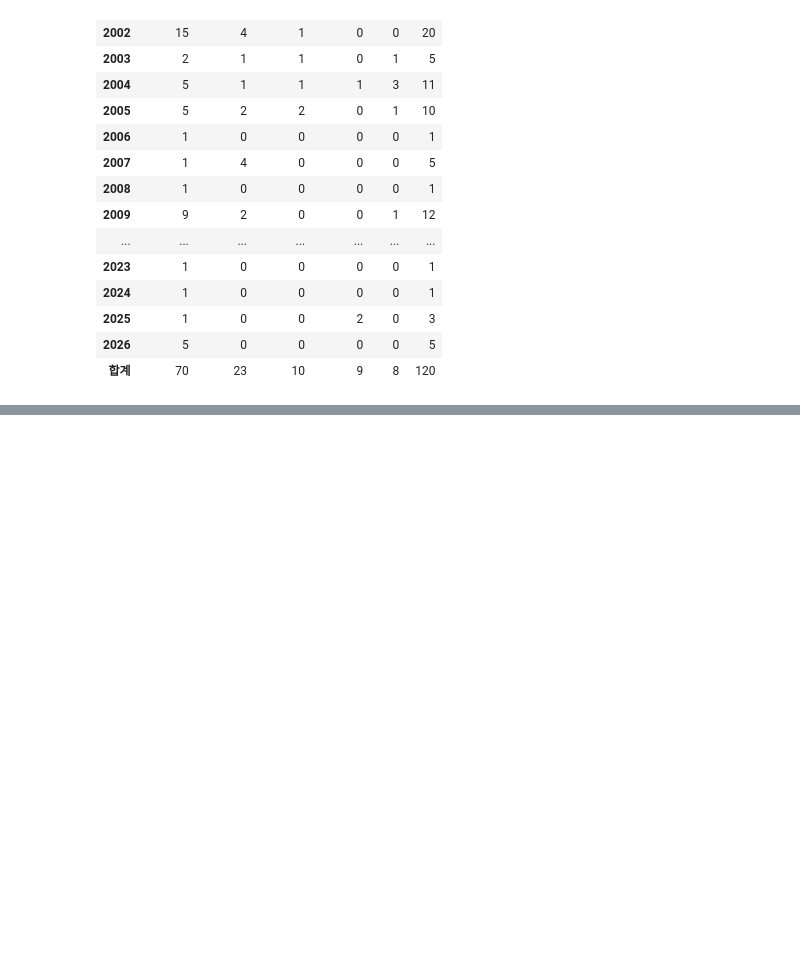
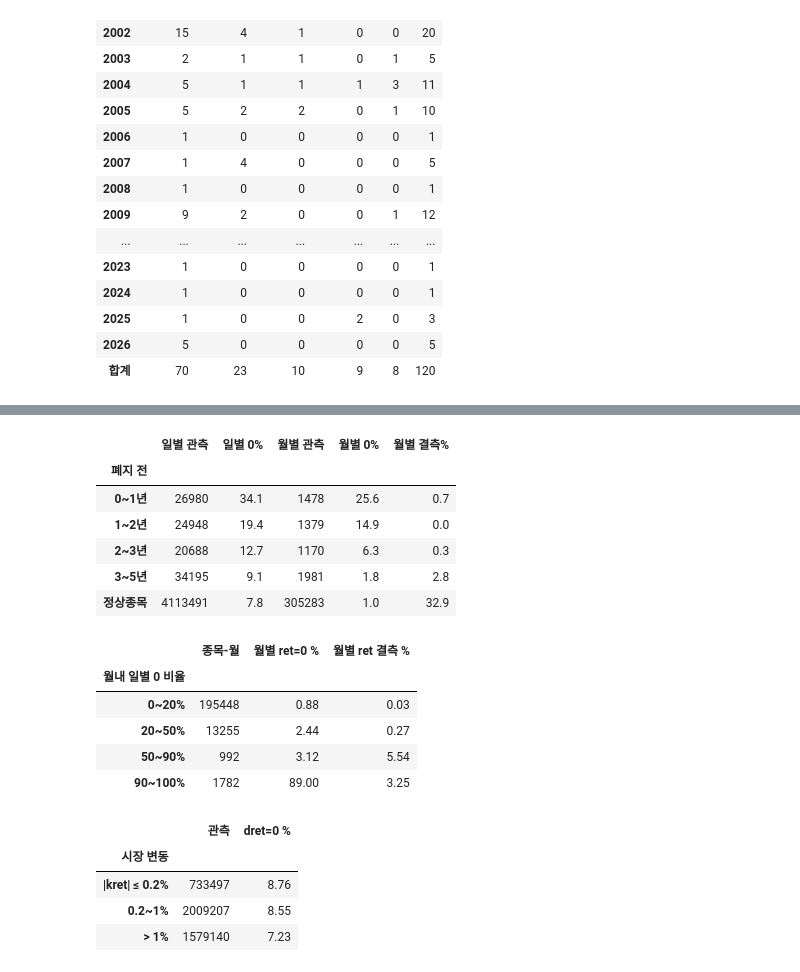
Before and after one commit to Seanjeon0220/project, a Jupyter notebook: quant/fVoL/kospi/delisted.ipynb, the cells around one changed output, grey strips where cells are left out. Cells and saved outputs as stored; diff of their text form; code cells hidden in the pictures; blank space fills up the shorter version.

```diff
--- a/quant/fVoL/kospi/delisted.ipynb
+++ b/quant/fVoL/kospi/delisted.ipynb
@@ -335,0 +160,75 @@ display(byyr)
+# %%
+# D1
+
+dr = pd.read_parquet('daily_returns.parquet')
+px = pd.read_parquet('prices.parquet')
+dc = pd.read_parquet('delisted_cat.parquet')
+mk = pd.read_parquet('market.parquet')
+for df in (dr, px, mk):
+    df['date'] = pd.to_datetime(df['date'])
+dc['del_date'] = pd.to_datetime(dc['del_date'])
+dr['ym'] = pd.PeriodIndex(dr['date'], freq='M')
+px['ym'] = pd.PeriodIndex(px['date'], freq='M')
+bad = dc[(dc['is_bad'] == 1) & (dc['excl'] == 0)][['code', 'del_date']]
+
+xa = dr.merge(bad, on='code'); xa['d2d'] = (xa['del_date'] - xa['date']).dt.days
+xb = px.merge(bad, on='code'); xb['d2d'] = (xb['del_date'] - xb['date']).dt.days
+rows = []
+for lo, hi, lab in [(0, 365, '0~1년'), (365, 730, '1~2년'),
+                    (730, 1095, '2~3년'), (1095, 1825, '3~5년')]:
+    a = xa[(xa['d2d'] >= lo) & (xa['d2d'] < hi)]
+    b = xb[(xb['d2d'] >= lo) & (xb['d2d'] < hi)]
+    rows.append({'폐지 전': lab,
+                 '일별 관측': len(a), '일별 0%': round((a['dret'] == 0).mean() * 100, 1),
+                 '월별 관측': len(b), '월별 0%': round((b['ret'] == 0).mean() * 100, 1),
+                 '월별 결측%': round(b['ret'].isna().mean() * 100, 1)})
+norm = dr[~dr['code'].isin(set(bad['code']))]
+normp = px[~px['code'].isin(set(bad['code']))]
+rows.append({'폐지 전': '정상종목',
+             '일별 관측': len(norm), '일별 0%': round((norm['dret'] == 0).mean() * 100, 1),
+             '월별 관측': len(normp), '월별 0%': round((normp['ret'] == 0).mean() * 100, 1),
+             '월별 결측%': round(normp['ret'].isna().mean() * 100, 1)})
+d1a = pd.DataFrame(rows).set_index('폐지 전')
+display(d1a)
+
+zf = (dr.groupby(['code', 'ym'])['dret']
+      .apply(lambda s: (s == 0).mean()).rename('zfrac').reset_index())
+mm = px[['code', 'ym', 'ret']].merge(zf, on=['code', 'ym'], how='inner')
+rows = []
+for lo, hi, lab in [(0, .2, '0~20%'), (.2, .5, '20~50%'),
+                    (.5, .9, '50~90%'), (.9, 1.01, '90~100%')]:
+    s = mm[(mm['zfrac'] >= lo) & (mm['zfrac'] < hi)]
+    rows.append({'월내 일별 0 비율': lab, '종목-월': len(s),
+                 '월별 ret=0 %': round((s['ret'] == 0).mean() * 100, 2),
+                 '월별 ret 결측 %': round(s['ret'].isna().mean() * 100, 2)})
+d1b = pd.DataFrame(rows).set_index('월내 일별 0 비율')
+display(d1b)
+
+kk = mk.set_index('date')['kret']
+dr2 = dr.assign(kret=dr['date'].map(kk)).dropna(subset=['kret'])
+rows = []
+for lo, hi, lab in [(0, .2, '|kret| ≤ 0.2%'), (.2, 1.0, '0.2~1%'), (1.0, 99, '> 1%')]:
+    s = dr2[(dr2['kret'].abs() >= lo) & (dr2['kret'].abs() < hi)]
+    rows.append({'시장 변동': lab, '관측': len(s),
+                 'dret=0 %': round((s['dret'] == 0).mean() * 100, 2)})
+d1c = pd.DataFrame(rows).set_index('시장 변동')
+display(d1c)
+# %% [output]
+|  | 일별 관측 | 일별 0% | 월별 관측 | 월별 0% | 월별 결측% |
+| 폐지 전 |  |  |  |  |  |
+| 0~1년 | 26980 | 34.1 | 1478 | 25.6 | 0.7 |
+| 1~2년 | 24948 | 19.4 | 1379 | 14.9 | 0.0 |
+| 2~3년 | 20688 | 12.7 | 1170 | 6.3 | 0.3 |
+| 3~5년 | 34195 | 9.1 | 1981 | 1.8 | 2.8 |
+| 정상종목 | 4113491 | 7.8 | 305283 | 1.0 | 32.9 |
+|  | 종목-월 | 월별 ret=0 % | 월별 ret 결측 % |
+| 월내 일별 0 비율 |  |  |  |
+| 0~20% | 195448 | 0.88 | 0.03 |
+| 20~50% | 13255 | 2.44 | 0.27 |
+| 50~90% | 992 | 3.12 | 5.54 |
+| 90~100% | 1782 | 89.00 | 3.25 |
+|  | 관측 | dret=0 % |
+| 시장 변동 |  |  |
+| |kret| ≤ 0.2% | 733497 | 8.76 |
+| 0.2~1% | 2009207 | 8.55 |
+| > 1% | 1579140 | 7.23 |
```
Also changed, not shown: parts of 21 cells of this notebook.
